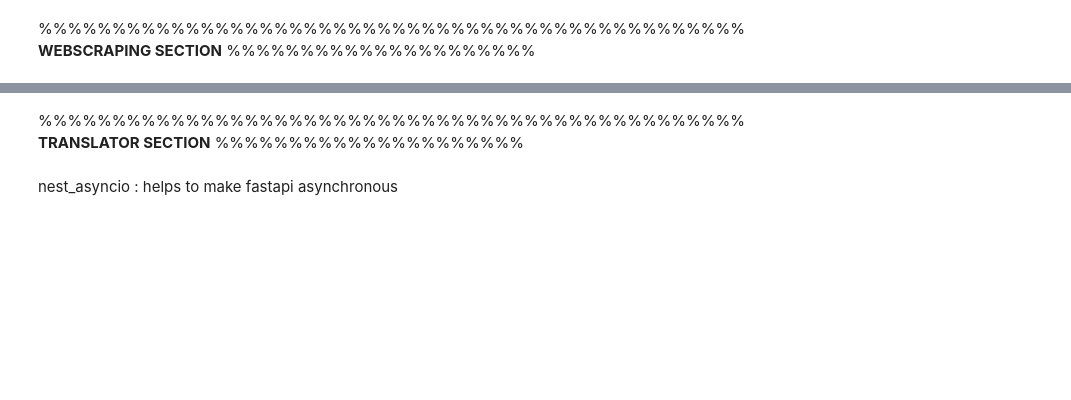
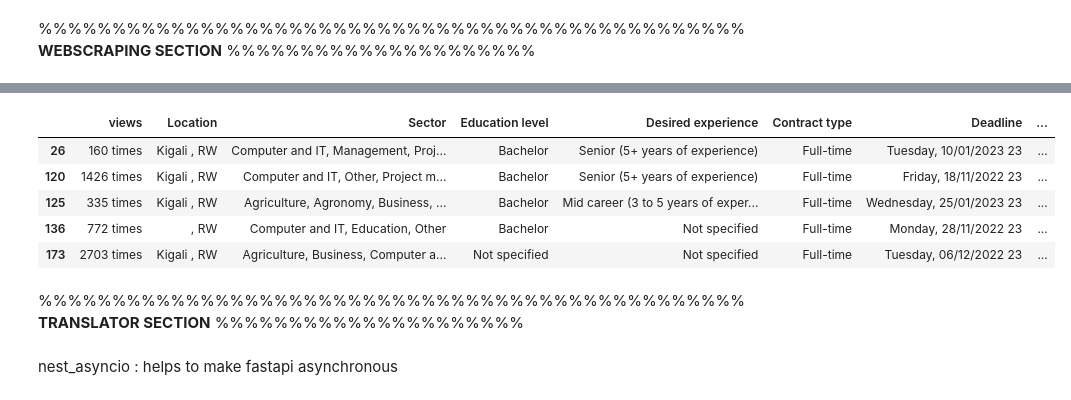
Before and after one commit to coldsober-irene/hackathon1, a Jupyter notebook: Copy_of_hackathon1.ipynb, the cells around one changed output, grey strips where cells are left out. Drawn from its saved outputs; the diff is of its cells as text; code cells hidden in the pictures; blank space fills up the shorter version.

```diff
--- a/Copy_of_hackathon1.ipynb
+++ b/Copy_of_hackathon1.ipynb
@@ -204,2 +180,19 @@ df.tail(30)
+# %%
+df2 = df.copy()
+df2['Is-IT-Job'] = False
+def isIT_Job():
+  for index in range(len(df)):
+    # print("row: ", "Computer" in row[2] or "IT" in row[2])
+      if "Computer" in df2.iloc[index]['Sector'] or "IT" in df2.iloc[index]['Sector']:
+        df2['Is-IT-Job'][index] = True
+
+isIT_Job()
 # %%
-df['Is IT Job'] = False
+df2[df2['Is-IT-Job'] == True]
+# %% [output]
+|  | views | Location | Sector | Education level | Desired experience | Contract type | Deadline | ... |
+| 26 | 160 times | Kigali , RW | Computer and IT, Management, Proj... | Bachelor | Senior (5+ years of experience) | Full-time | Tuesday, 10/01/2023 23 | ... |
+| 120 | 1426 times | Kigali , RW | Computer and IT, Other, Project m... | Bachelor | Senior (5+ years of experience) | Full-time | Friday, 18/11/2022 23 | ... |
+| 125 | 335 times | Kigali , RW | Agriculture, Agronomy, Business, ... | Bachelor | Mid career (3 to 5 years of exper... | Full-time | Wednesday, 25/01/2023 23 | ... |
+| 136 | 772 times | , RW | Computer and IT, Education, Other | Bachelor | Not specified | Full-time | Monday, 28/11/2022 23 | ... |
+| 173 | 2703 times | Kigali , RW | Agriculture, Business, Computer a... | Not specified | Not specified | Full-time | Tuesday, 06/12/2022 23 | ... |
```
Also changed, not shown: parts of 12 cells of this notebook.
